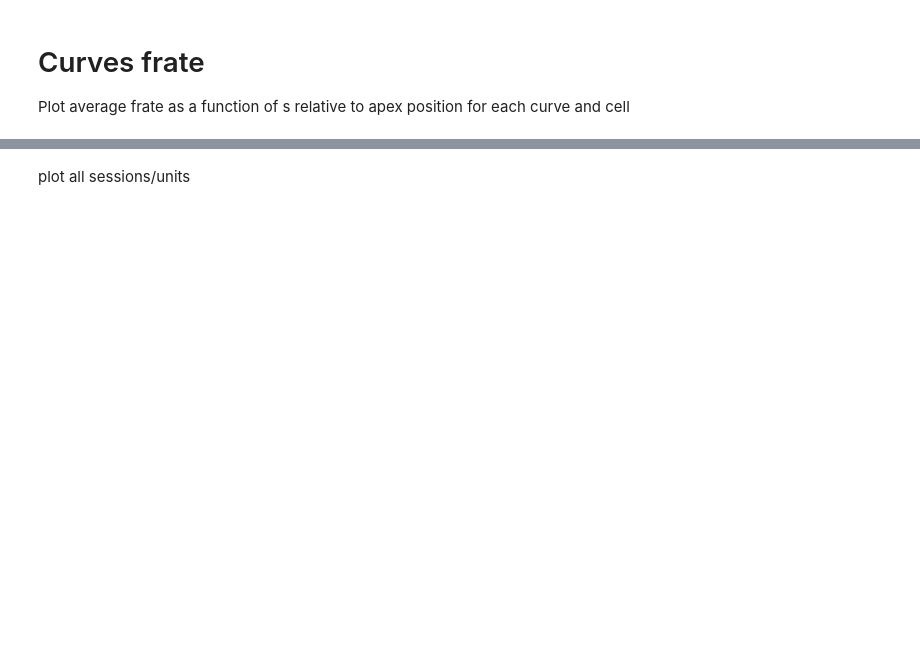
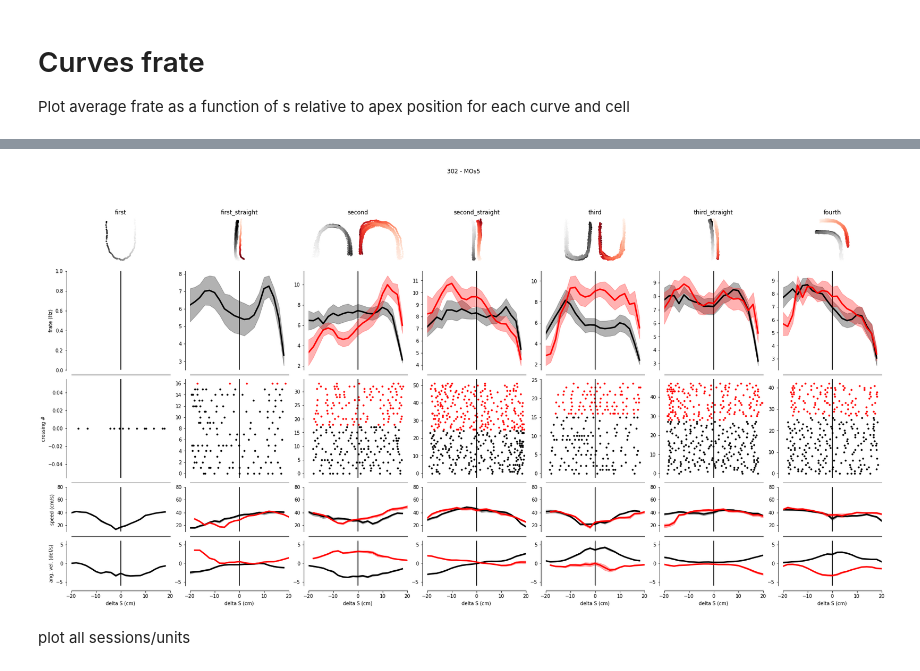
Before and after one commit to BrancoLab/LocomotionControl, a Jupyter notebook: analysis/ephys/curve_tuning/curves_frate.ipynb, the cells around one changed output, grey strips where cells are left out. Drawn from its saved outputs; the diff is of its cells as text; code cells hidden in the pictures; blank space fills up the shorter version.

```diff
--- a/analysis/ephys/curve_tuning/curves_frate.ipynb
+++ b/analysis/ephys/curve_tuning/curves_frate.ipynb
@@ -33,0 +30,21 @@ Connecting root@127.0.0.1:3306
+# %%
+def frate(spikes, s, bins):
+    """
+        Given the s position at each frame at the frame at which spikes occurred during a ROI crossing,
+        get firing rate wrt position relative to the apex.
+    """
+    # s = rolling_mean(s, 21)
+    n_visits_per_bin, edges = np.histogram(s, bins=bins)
+
+    spikes_positions = [s[spike] for spike in spikes]
+    nspikes_per_bin = np.histogram(spikes_positions, bins=bins)[0]
+
+
+    spikes_positions = rolling_mean(spikes_positions, 5)
+    nspikes_per_bin = rolling_mean(nspikes_per_bin, 5)
+
+
+    frates = nspikes_per_bin / n_visits_per_bin * 60
+    frates[np.isnan(frates)] = 0.0
+    frates[np.isinf(frates)] = 0.0  # a spike but no frame count?
+    return frates
@@ -34,7 +200,10 @@ Connecting root@127.0.0.1:3306
 # %%
-REC = "FC_220410_BAA1101192_hairpin"
+REC = "FC_220408_BAA1101192_hairpin"
 
 units, left_fl, right_fl, left_hl, right_hl, body = get_data(REC)
 out_bouts = get_session_bouts(REC, complete=None)
 in_bouts = get_session_bouts(REC, direction="inbound", complete=None)
+
+out_crossings = {curve:get_roi_crossings(out_bouts, curve, ds=20, direction="out") for curve in curves.keys()}
+in_crossings = {curve:get_roi_crossings(in_bouts, curve, ds=20, direction="in") for curve in curves.keys()}
 # %% [output]
@@ -182,3 +216,8 @@ def make_figure(out_bouts, in_bouts, unit):
+# %%
+f = make_figure(out_bouts, in_bouts, out_crossings, in_crossings, units.iloc[10])
+plt.show(f)
+# %% [output]
+[figure, added]
 # %% [markdown]
 plot all sessions/units
 # %%
```
Also changed, not shown: parts of 10 cells of this notebook, 12 other files.
